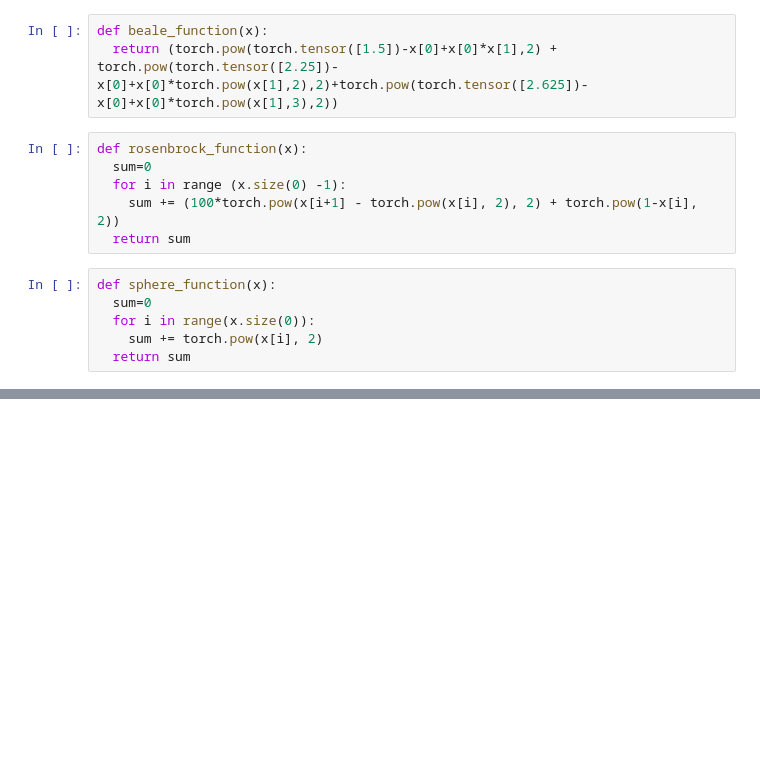
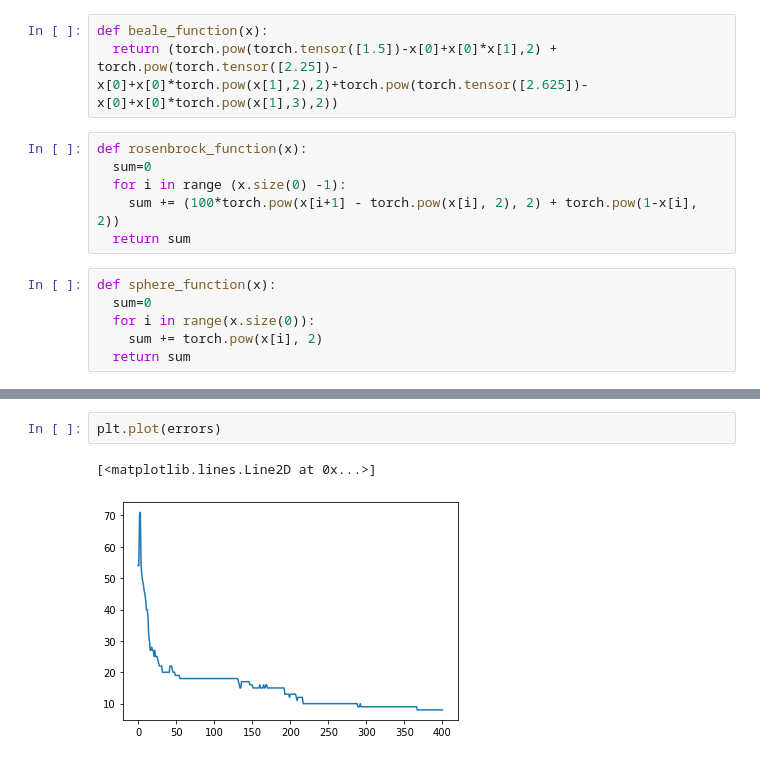
Before and after one commit to davidraamirez/GradientWithoutBackpropagation, a Jupyter notebook: LogisticRegression_fwd_gradient.ipynb, the cells around one changed output, grey strips where cells are left out. Drawn from its saved outputs; the diff is of its cells as text; blank space fills up the shorter version.

```diff
--- a/LogisticRegression_fwd_gradient.ipynb
+++ b/LogisticRegression_fwd_gradient.ipynb
@@ -214,0 +243,5 @@ tensor(0.9881)
+# %%
+plt.plot(errors)
+# %% [output]
+[<matplotlib.lines.Line2D at 0x...>]
+[figure, added]
```
Also changed, not shown: parts of 34 cells of this notebook.
